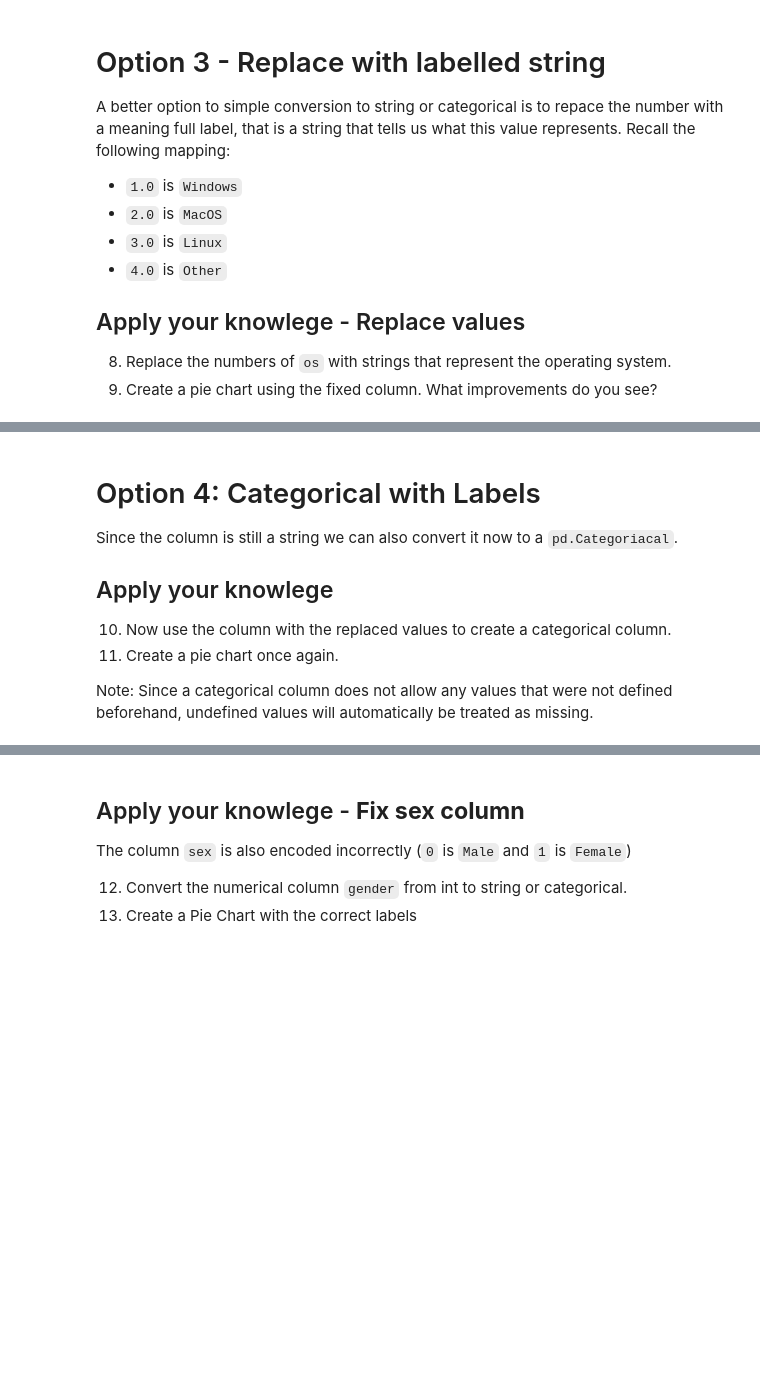
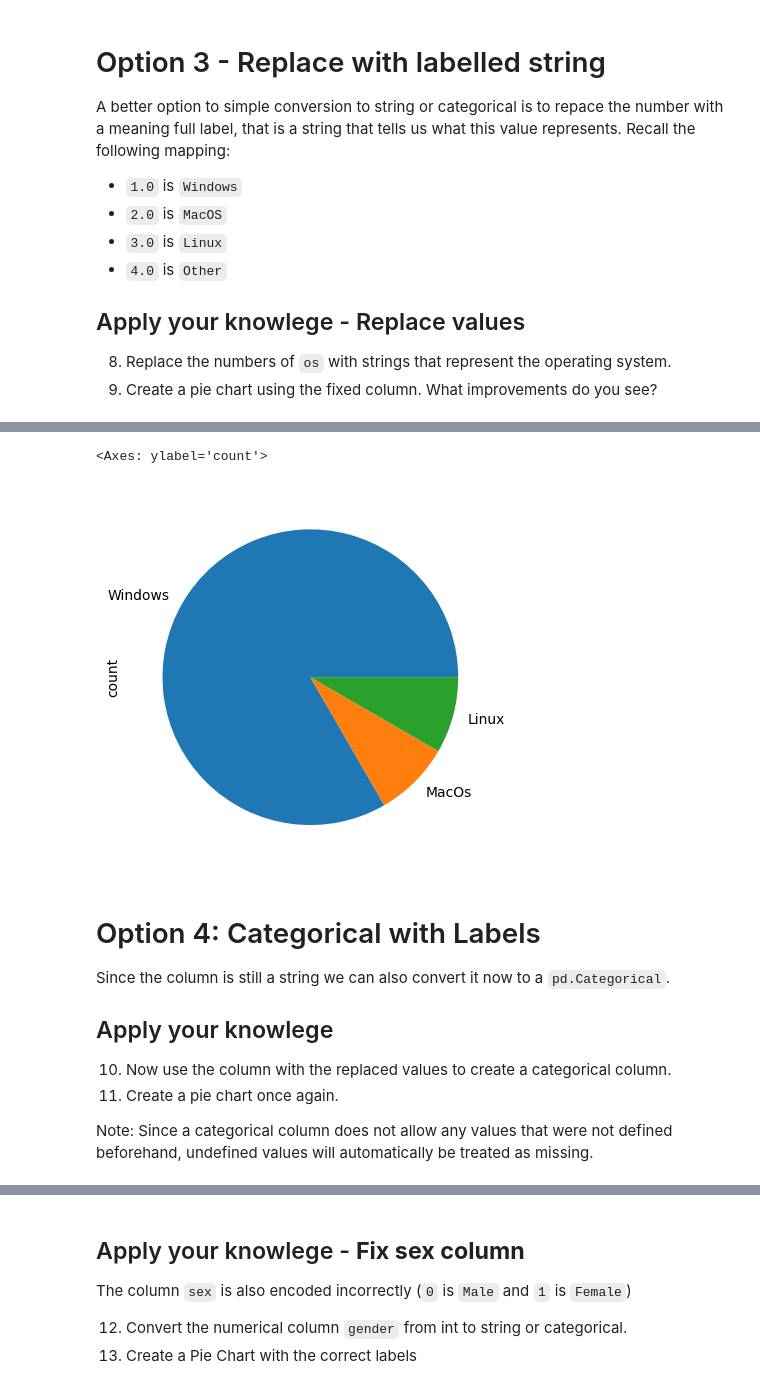
Before and after one commit to mschuessler/dba_lecture, a Jupyter notebook: notebooks/DBA2_03_Data_Wrangling_and_StatTests.ipynb, the cells around one changed output, grey strips where cells are left out. Saved outputs shown, nothing was run; the diff lists cells and outputs as text; code cells hidden in the pictures; blank space fills up the shorter version.

```diff
--- a/notebooks/DBA2_03_Data_Wrangling_and_StatTests.ipynb
+++ b/notebooks/DBA2_03_Data_Wrangling_and_StatTests.ipynb
@@ -224,6 +534,14 @@ A better option to simple conversion to string or categorical is to repace the n
+# %%
+answ.os.replace({1.0 : "Windows",
+                 2.0 : "MacOs",
+                 3.0 : "Linux",
+                 4.0 : "Other"}).value_counts().plot.pie()
+# %% [output]
+<Axes: ylabel='count'>
+[figure, added]
 # %% [markdown]
 # Option 4: Categorical with Labels
-Since the column is still a string we can also convert it now to a `pd.Categoriacal`.
+Since the column is still a string we can also convert it now to a `pd.Categorical`.
 ## Apply your knowlege
 10. Now use the column with the replaced values to create a categorical column.
 11. Create a pie chart once again.
```
Also changed, not shown: parts of 61 cells of this notebook.
